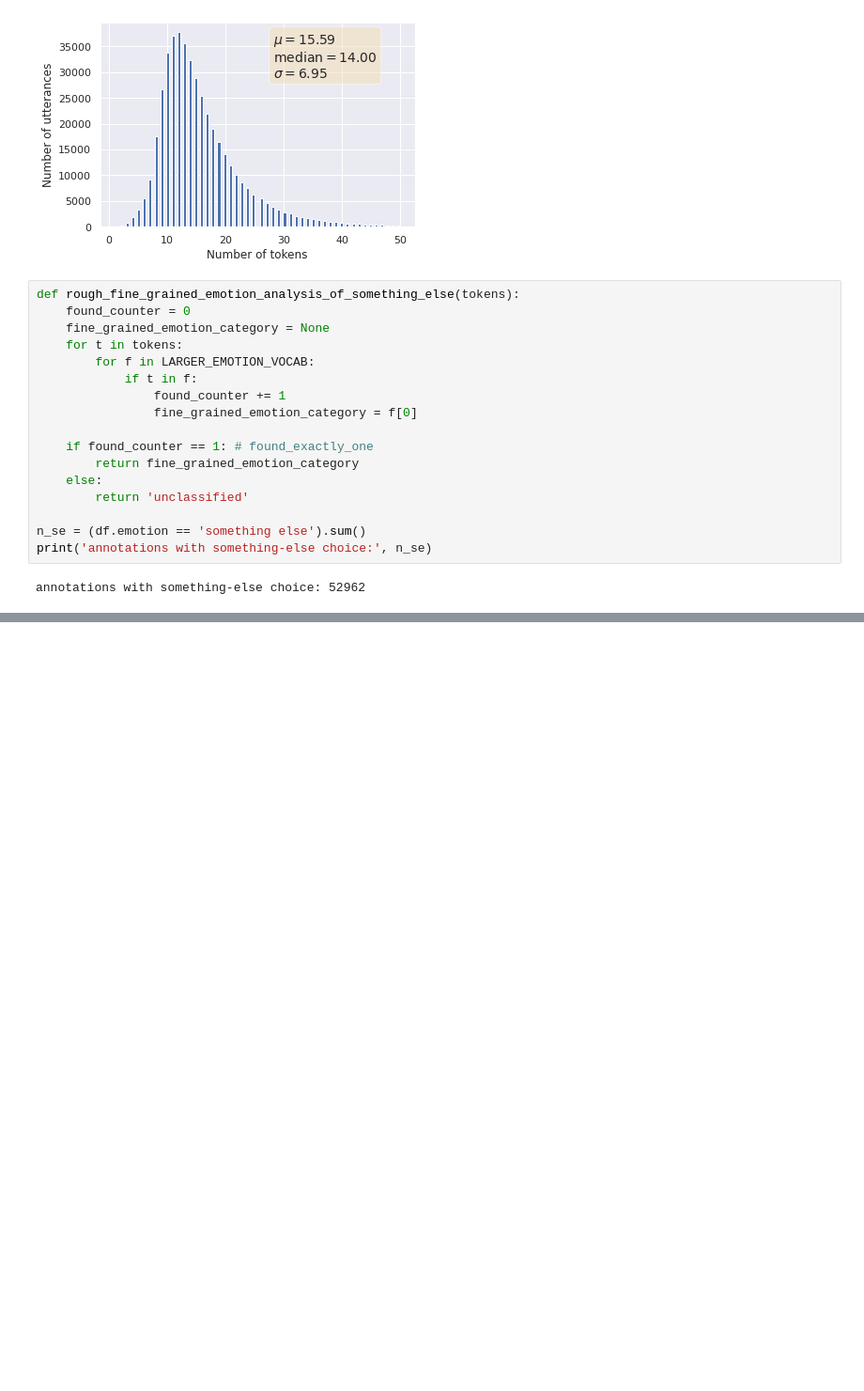
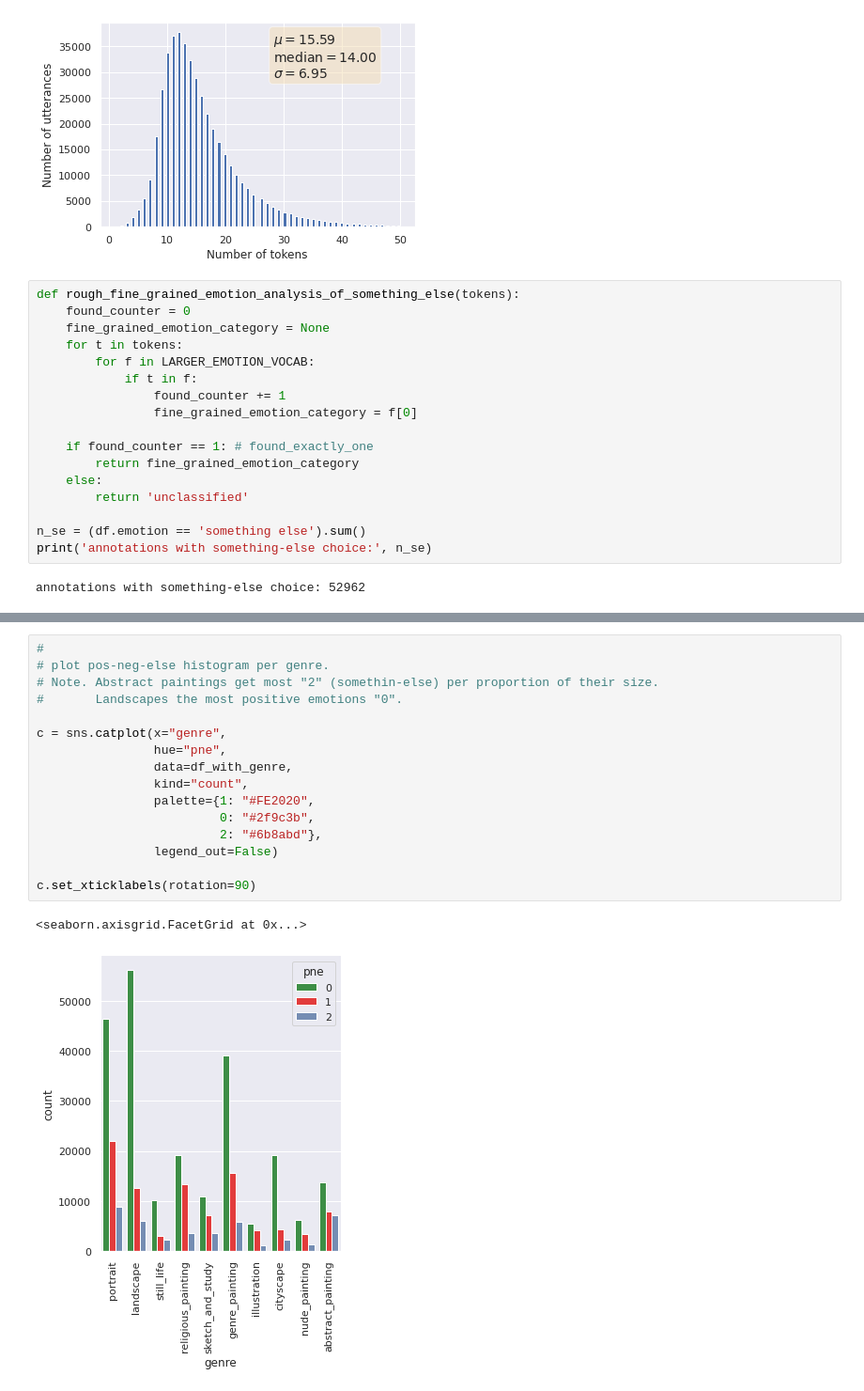
Before and after one commit to optas/artemis, a Jupyter notebook: artemis/notebooks/analysis/analyzing_artemis.ipynb, the cells around one changed output, grey strips where cells are left out. Shown at 94% size. Cells and saved outputs as stored; diff of their text form; blank space fills up the shorter version.

```diff
--- a/artemis/notebooks/analysis/analyzing_artemis.ipynb
+++ b/artemis/notebooks/analysis/analyzing_artemis.ipynb
@@ -359,0 +412,19 @@ Name: tokens, dtype: int64
+# %%
+#
+# plot pos-neg-else histogram per genre.
+# Note. Abstract paintings get most "2" (somethin-else) per proportion of their size.
+#       Landscapes the most positive emotions "0".
+
+c = sns.catplot(x="genre",
+                hue="pne",
+                data=df_with_genre,
+                kind="count",
+                palette={1: "#FE2020",
+                         0: "#2f9c3b",
+                         2: "#6b8abd"},
+                legend_out=False)
+
+c.set_xticklabels(rotation=90)
+# %% [output]
+<seaborn.axisgrid.FacetGrid at 0x...>
+[figure, added]
```
Also changed, not shown: parts of 11 cells of this notebook, 1 other file.
